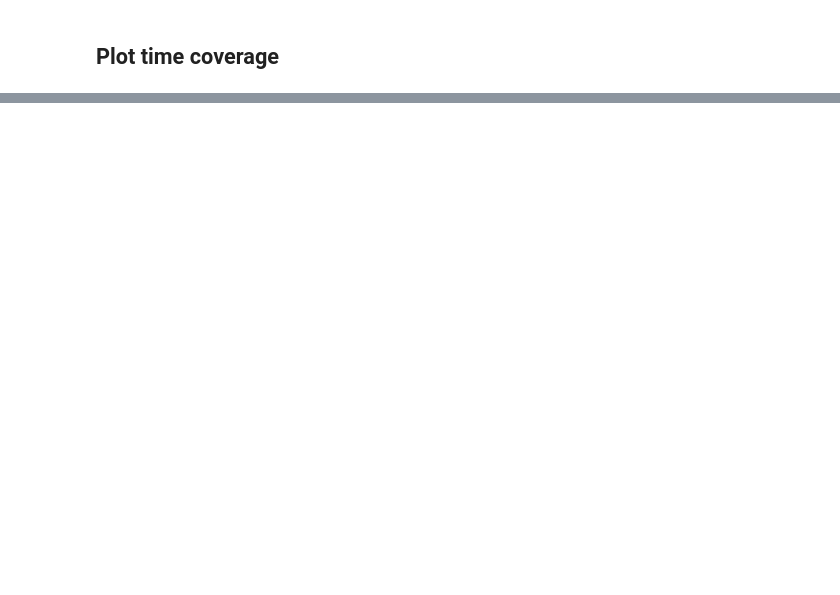
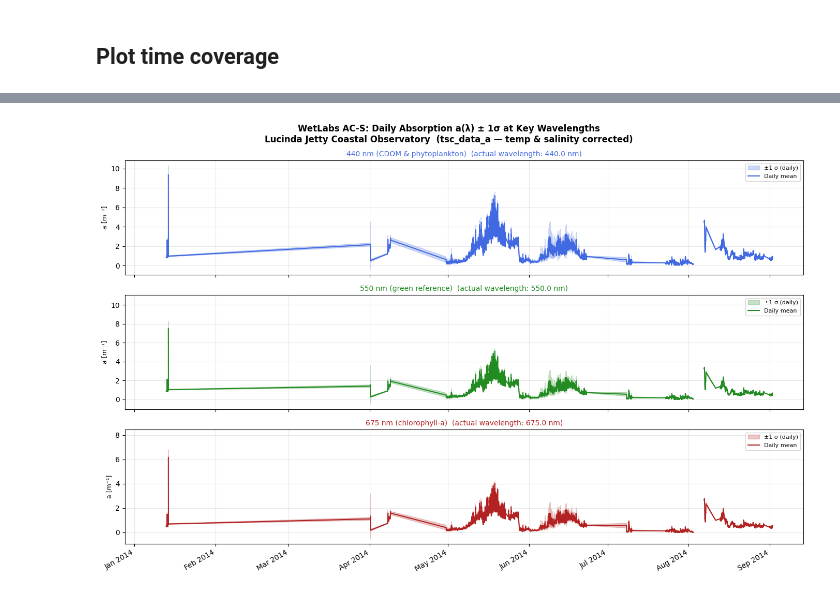
Before and after one commit to aodn/aodn_cloud_optimised, a Jupyter notebook: notebooks/station_lucinda_jetty_daily_wetlabs_acs.ipynb, the cells around one changed output, grey strips where cells are left out. Drawn from its saved outputs; the diff is of its cells as text; code cells hidden in the pictures; blank space fills up the shorter version.

```diff
--- a/notebooks/station_lucinda_jetty_daily_wetlabs_acs.ipynb
+++ b/notebooks/station_lucinda_jetty_daily_wetlabs_acs.ipynb
@@ -88,0 +84,53 @@ time_series_df = aodn_dataset.plot_gridded_variable(var_name='analysed_sst',
+# %%
+import numpy as np
+import pandas as pd
+import matplotlib.pyplot as plt
+import matplotlib.dates as mdates
+
+xds = aodn_dataset.zarr_store
+
+# --- User parameters ---
+DATE_START = '2014-01-01'
+DATE_END   = '2024-12-31'
+# -----------------------
+
+ds_sub = xds.sel(TIME=slice(DATE_START, DATE_END))
+wl_a   = xds['WAVELENGTH_a'].values
+times  = pd.DatetimeIndex(ds_sub['TIME'].values)
+
+wavelengths = {440: '440 nm (CDOM & phytoplankton)', 550: '550 nm (green reference)', 675: '675 nm (chlorophyll-a)'}
+colors       = {440: 'royalblue', 550: 'forestgreen', 675: 'firebrick'}
+
+fig, axes = plt.subplots(len(wavelengths), 1, figsize=(14, 9), sharex=True)
+
+for ax, (target_wl, label) in zip(axes, wavelengths.items()):
+    idx       = int(np.argmin(np.abs(wl_a - target_wl)))
+    actual_wl = float(wl_a[idx])
+    color     = colors[target_wl]
+
+    a_mean = ds_sub['tsc_data_a'].isel(WAVELENGTH_a=idx).values
+    a_sd   = ds_sub['tsc_data_a_sd'].isel(WAVELENGTH_a=idx).values
+    n_obs  = ds_sub['tsc_data_a_num_obs'].values
+    # mask days with no observations
+    a_mean = np.where(n_obs > 0, a_mean, np.nan)
+    a_sd   = np.where(n_obs > 0, a_sd,   np.nan)
+
+    ax.fill_between(times, a_mean - a_sd, a_mean + a_sd,
+                    alpha=0.25, color=color, label='±1 σ (daily)')
+    ax.plot(times, a_mean, color=color, linewidth=1.5, label='Daily mean')
+    ax.set_ylabel('a [m⁻¹]', fontsize=9)
+    ax.set_title(f'{label}  (actual wavelength: {actual_wl:.1f} nm)', fontsize=10, color=color)
+    ax.legend(loc='upper right', fontsize=8)
+    ax.grid(True, alpha=0.3)
+
+axes[-1].xaxis.set_major_formatter(mdates.DateFormatter('%b %Y'))
+fig.autofmt_xdate(rotation=30)
+fig.suptitle(
+    'WetLabs AC-S: Daily Absorption a(λ) ± 1σ at Key Wavelengths\n'
+    'Lucinda Jetty Coastal Observatory  (tsc_data_a — temp & salinity corrected)',
+    fontsize=12, fontweight='bold',
+)
+plt.tight_layout()
+plt.show()
+# %% [output]
+[figure, added]
```
Also changed, not shown: parts of 18 cells of this notebook, 7 other files.
